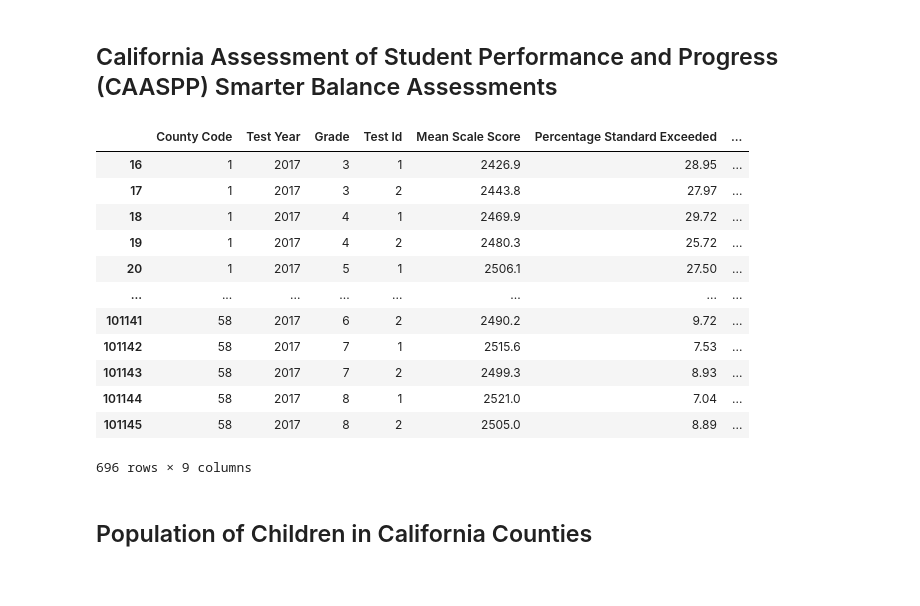
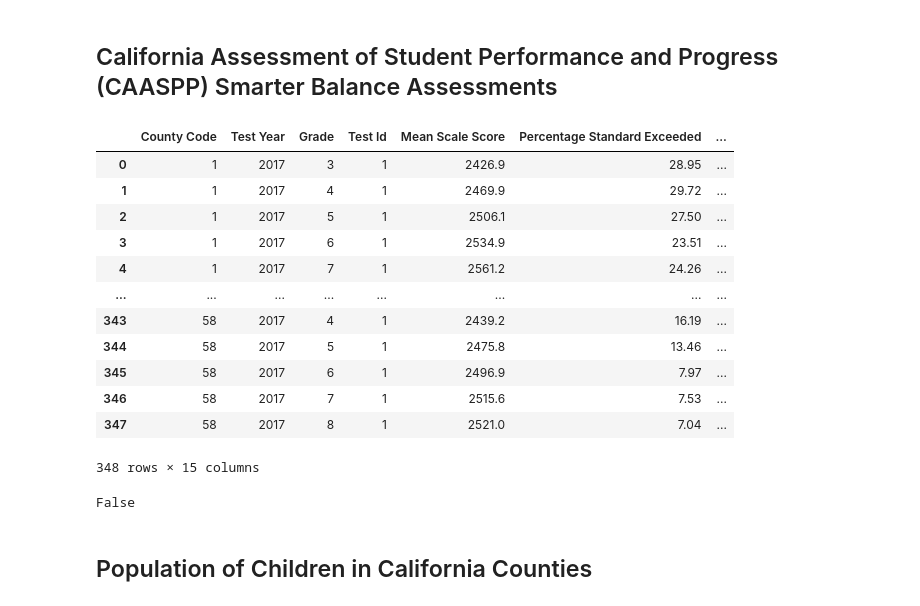
Before and after one commit to KaitlynChou/COGS-108-Project, a Jupyter notebook: EDACheckpoint_Group057_WI24.ipynb, the cells around one changed output. Saved outputs shown, nothing was run; the diff lists cells and outputs as text; code cells hidden in the pictures.

Commit message:
merged for test ids

```diff
--- a/EDACheckpoint_Group057_WI24.ipynb
+++ b/EDACheckpoint_Group057_WI24.ipynb
@@ -156,43 +156,56 @@ new_libraries
 # %%
 # read in score csv
 caaspp_17 = pd.read_csv('./data/sb_ca2017_1_csv_v2.csv')
 
 # drop all rows with null values?
 # exclude all observations of Grade 11 and Grade 13 (all grades totals)
 caaspp_17 = caaspp_17[caaspp_17['Grade'] < 11]
 
 # exclude all observations of County Code 0 (whole state total)
 caaspp_17 = caaspp_17[caaspp_17['County Code'] != 0]
 
 # select only District Code = 0 (individual county totals)
 caaspp_17 = caaspp_17[caaspp_17['District Code'] == 0]
 
 # select variables we are interested in
 ca_var = ['County Code', 'Test Year', 'Grade', 'Test Id', 'Mean Scale Score',
           'Percentage Standard Exceeded', 'Percentage Standard Met', 'Percentage Standard Nearly Met',
           'Percentage Standard Not Met']
 caaspp_17 = caaspp_17[ca_var]
 
+caaspp_17_test1 = caaspp_17[caaspp_17['Test Id'] == 1]
+caaspp_17_test2 = caaspp_17[caaspp_17['Test Id'] == 2]
+
+merge_var = ['County Code', 'Test Year', 'Grade', 'Test Id 2', 'Mean Scale Score 2',
+          'Percentage Standard Exceeded 2', 'Percentage Standard Met 2', 'Percentage Standard Nearly Met 2',
+          'Percentage Standard Not Met 2']
+caaspp_17_test2.columns = merge_var
+
 # now each county has grades 3-8, two rows per grade for ELA and math
+caaspp_17 = caaspp_17_test1.merge(caaspp_17_test2)
 caaspp_17
 
 # make separate columns for ELA (Test Id = 1) and math (Test Id = 2) (for mean and percentage columns)
 # convert quantitative variables to float
 # aggregate all rows by county code
 # %% [output]
 |  | County Code | Test Year | Grade | Test Id | Mean Scale Score | Percentage Standard Exceeded | ... |
-| 16 | 1 | 2017 | 3 | 1 | 2426.9 | 28.95 | ... |
-| 17 | 1 | 2017 | 3 | 2 | 2443.8 | 27.97 | ... |
-| 18 | 1 | 2017 | 4 | 1 | 2469.9 | 29.72 | ... |
-| 19 | 1 | 2017 | 4 | 2 | 2480.3 | 25.72 | ... |
-| 20 | 1 | 2017 | 5 | 1 | 2506.1 | 27.50 | ... |
+| 0 | 1 | 2017 | 3 | 1 | 2426.9 | 28.95 | ... |
+| 1 | 1 | 2017 | 4 | 1 | 2469.9 | 29.72 | ... |
+| 2 | 1 | 2017 | 5 | 1 | 2506.1 | 27.50 | ... |
+| 3 | 1 | 2017 | 6 | 1 | 2534.9 | 23.51 | ... |
+| 4 | 1 | 2017 | 7 | 1 | 2561.2 | 24.26 | ... |
 | ... | ... | ... | ... | ... | ... | ... | ... |
-| 101141 | 58 | 2017 | 6 | 2 | 2490.2 | 9.72 | ... |
-| 101142 | 58 | 2017 | 7 | 1 | 2515.6 | 7.53 | ... |
-| 101143 | 58 | 2017 | 7 | 2 | 2499.3 | 8.93 | ... |
-| 101144 | 58 | 2017 | 8 | 1 | 2521.0 | 7.04 | ... |
-| 101145 | 58 | 2017 | 8 | 2 | 2505.0 | 8.89 | ... |
+| 343 | 58 | 2017 | 4 | 1 | 2439.2 | 16.19 | ... |
+| 344 | 58 | 2017 | 5 | 1 | 2475.8 | 13.46 | ... |
+| 345 | 58 | 2017 | 6 | 1 | 2496.9 | 7.97 | ... |
+| 346 | 58 | 2017 | 7 | 1 | 2515.6 | 7.53 | ... |
+| 347 | 58 | 2017 | 8 | 1 | 2521.0 | 7.04 | ... |
-696 rows × 9 columns
+348 rows × 15 columns
+# %%
+caaspp_17.isna().values.any()
+# %% [output]
+False
 # %%
 # read in school code csv, which matches county codes to county name
 county_codes = pd.read_csv('./data/sb_ca2017entities_csv.csv')
```
